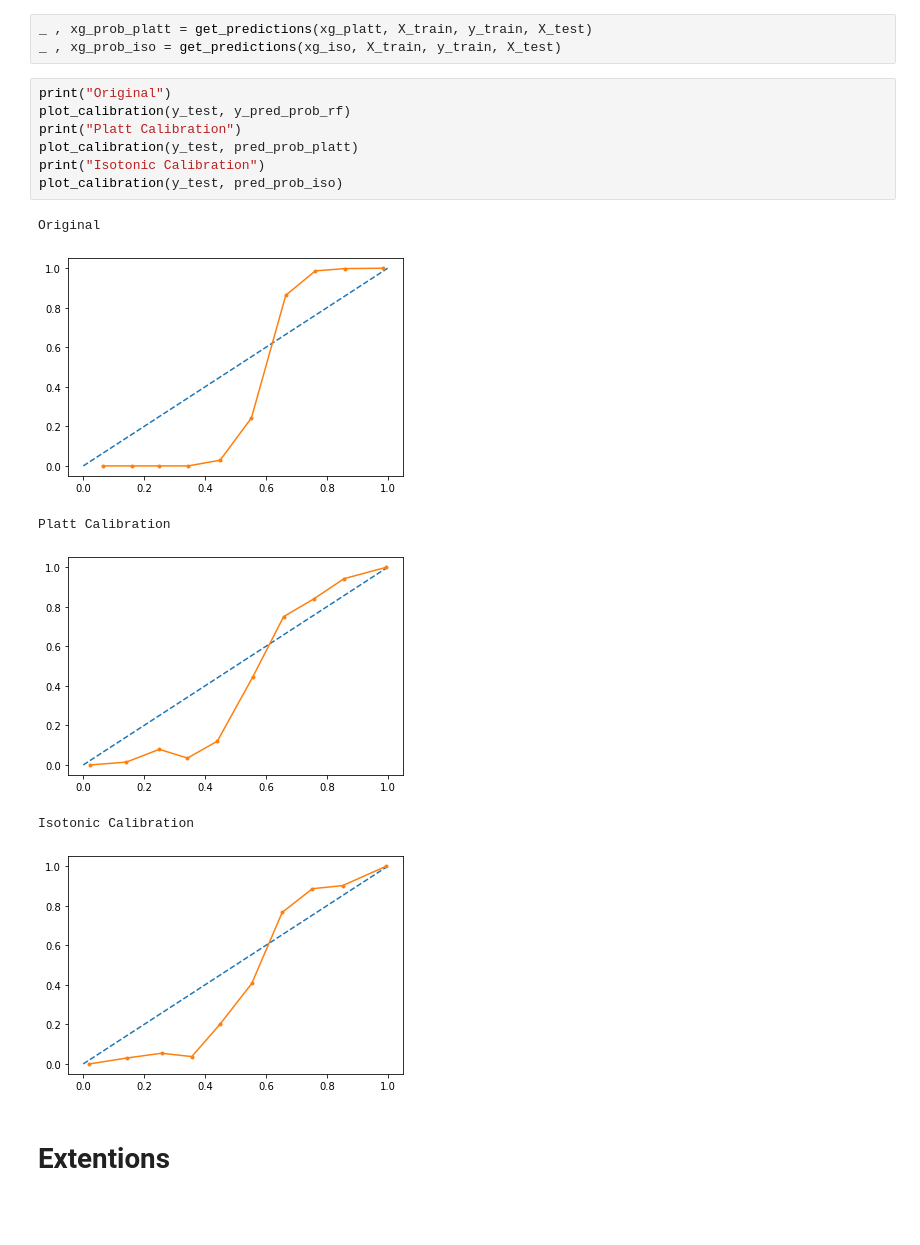
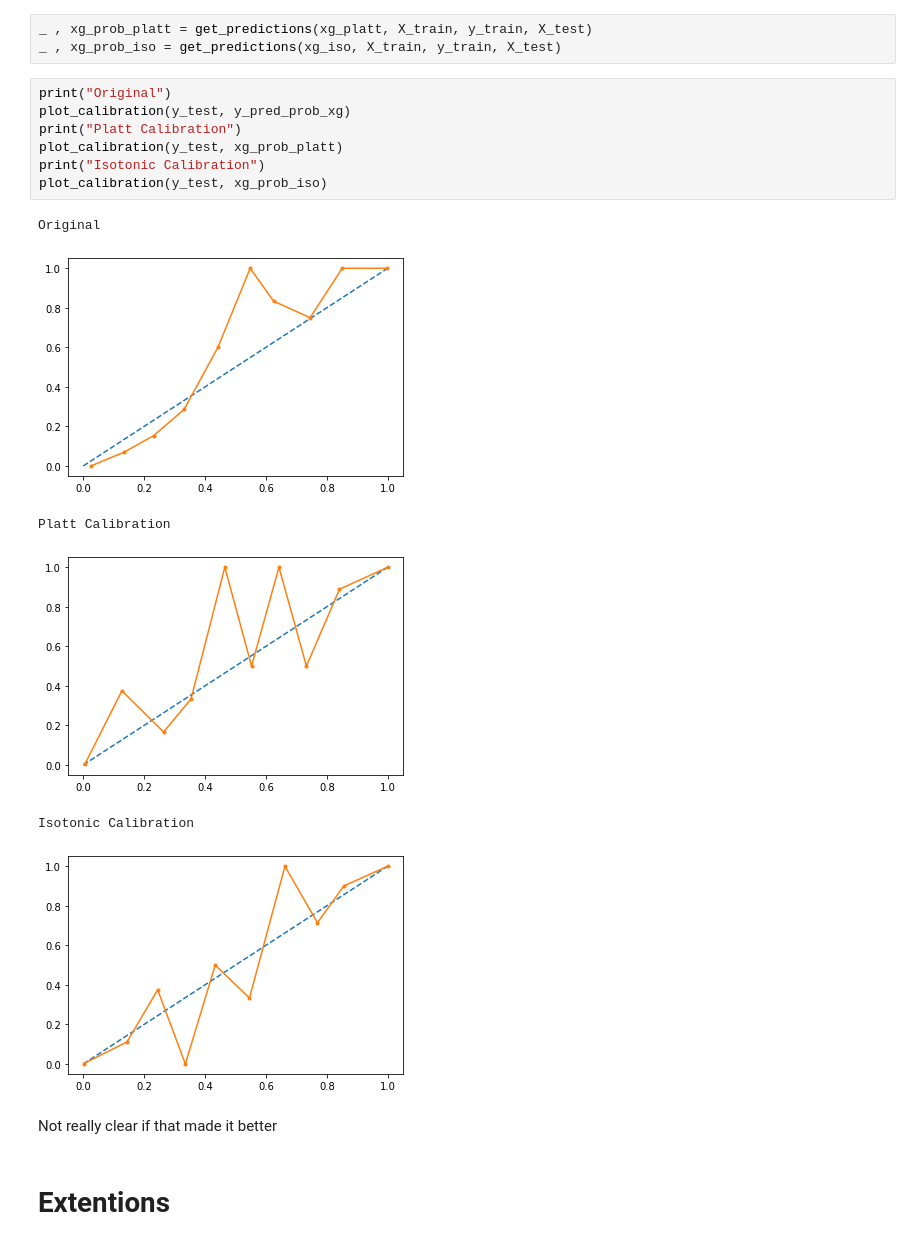
Before and after one commit to MarshallKrakauer/MovePrediction, a Jupyter notebook: ChessPrediction.ipynb, the cells around one changed output. Cells and saved outputs as stored; diff of their text form; blank space fills up the shorter version.

```diff
--- a/ChessPrediction.ipynb
+++ b/ChessPrediction.ipynb
@@ -381,18 +383,20 @@ _ , xg_prob_platt = get_predictions(xg_platt, X_train, y_train, X_test)
 _ , xg_prob_iso = get_predictions(xg_iso, X_train, y_train, X_test)
 # %%
 print("Original")
-plot_calibration(y_test, y_pred_prob_rf)
+plot_calibration(y_test, y_pred_prob_xg)
 print("Platt Calibration")
-plot_calibration(y_test, pred_prob_platt)
+plot_calibration(y_test, xg_prob_platt)
 print("Isotonic Calibration")
-plot_calibration(y_test, pred_prob_iso)
+plot_calibration(y_test, xg_prob_iso)
 # %% [output]
 Original
-[figure, old version]
+[figure, new version]
 Platt Calibration
-[figure, old version]
+[figure, new version]
 Isotonic Calibration
-[figure, old version]
+[figure, new version]
+# %% [markdown]
+Not really clear if that made it better
 # %% [markdown]
 # Extentions
 # %% [markdown]
```
Also changed, not shown: parts of 2 cells of this notebook.
